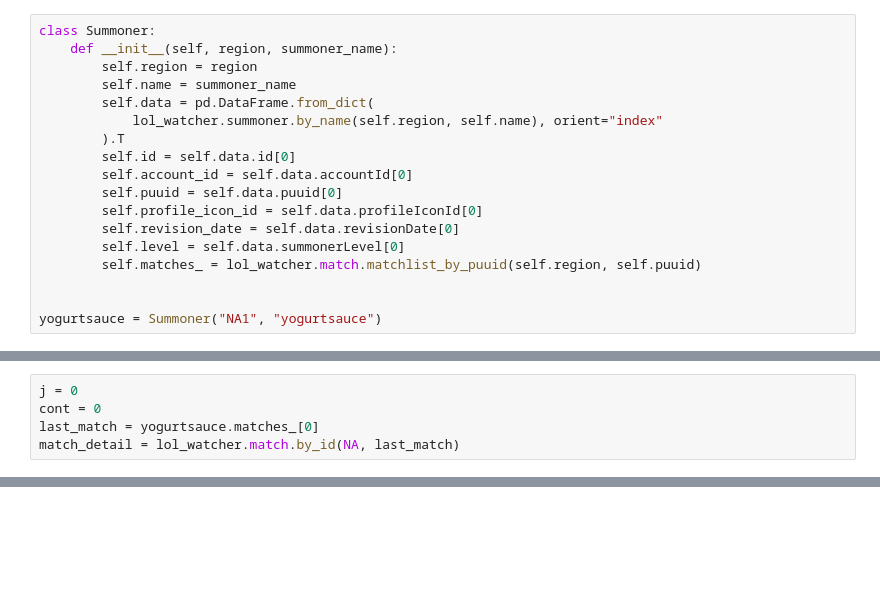
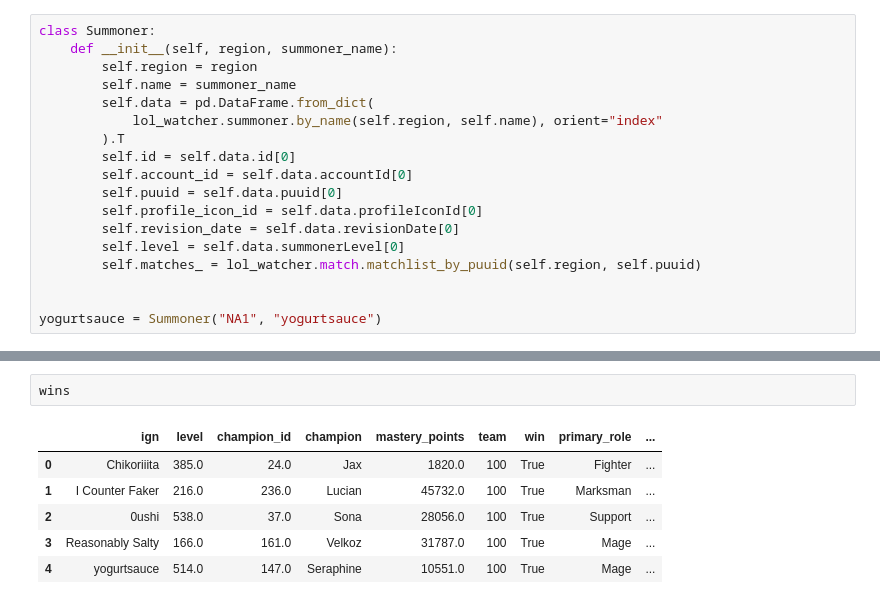
Before and after one commit to nicholasptran/league-information, a Jupyter notebook: notebooks/first_notebook.ipynb, the cells around one changed output, grey strips where cells are left out. Saved outputs shown, nothing was run; the diff lists cells and outputs as text; blank space fills up the shorter version.

```diff
--- a/notebooks/first_notebook.ipynb
+++ b/notebooks/first_notebook.ipynb
@@ -99,5 +76,0 @@ Summoner(NA, "yogurtsauce").matches_
-# %%
-j = 0
-cont = 0
-last_match = yogurtsauce.matches_[0]
-match_detail = lol_watcher.match.by_id(NA, last_match)
@@ -200,0 +175,9 @@ games[0]
+# %%
+wins
+# %% [output]
+|  | ign | level | champion_id | champion | mastery_points | team | win | primary_role | ... |
+| 0 | Chikoriiita | 385.0 | 24.0 | Jax | 1820.0 | 100 | True | Fighter | ... |
+| 1 | I Counter Faker | 216.0 | 236.0 | Lucian | 45732.0 | 100 | True | Marksman | ... |
+| 2 | 0ushi | 538.0 | 37.0 | Sona | 28056.0 | 100 | True | Support | ... |
+| 3 | Reasonably Salty | 166.0 | 161.0 | Velkoz | 31787.0 | 100 | True | Mage | ... |
+| 4 | yogurtsauce | 514.0 | 147.0 | Seraphine | 10551.0 | 100 | True | Mage | ... |
```
Also changed, not shown: parts of 15 cells of this notebook.
